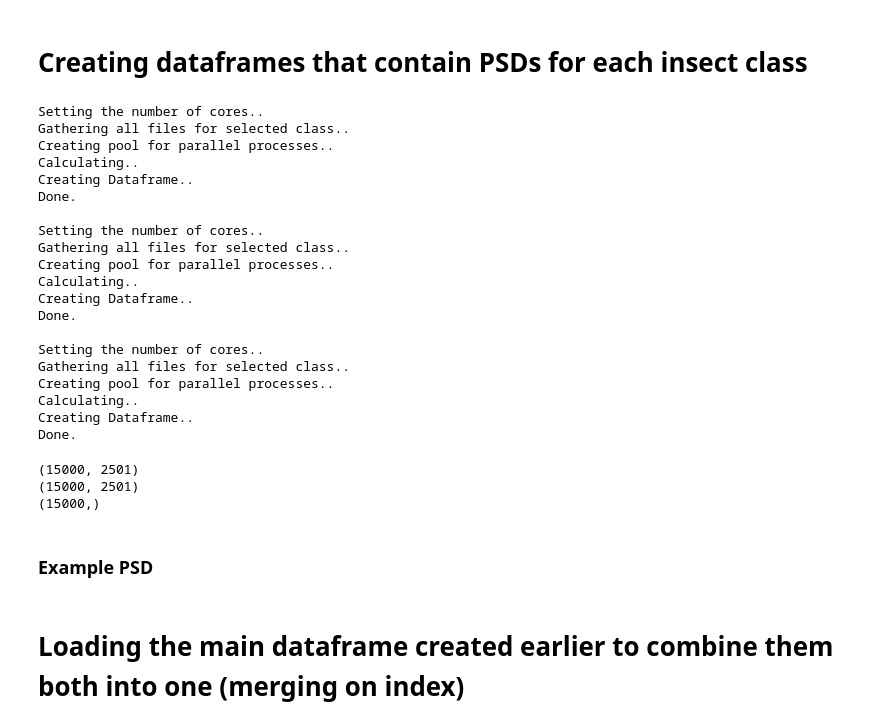
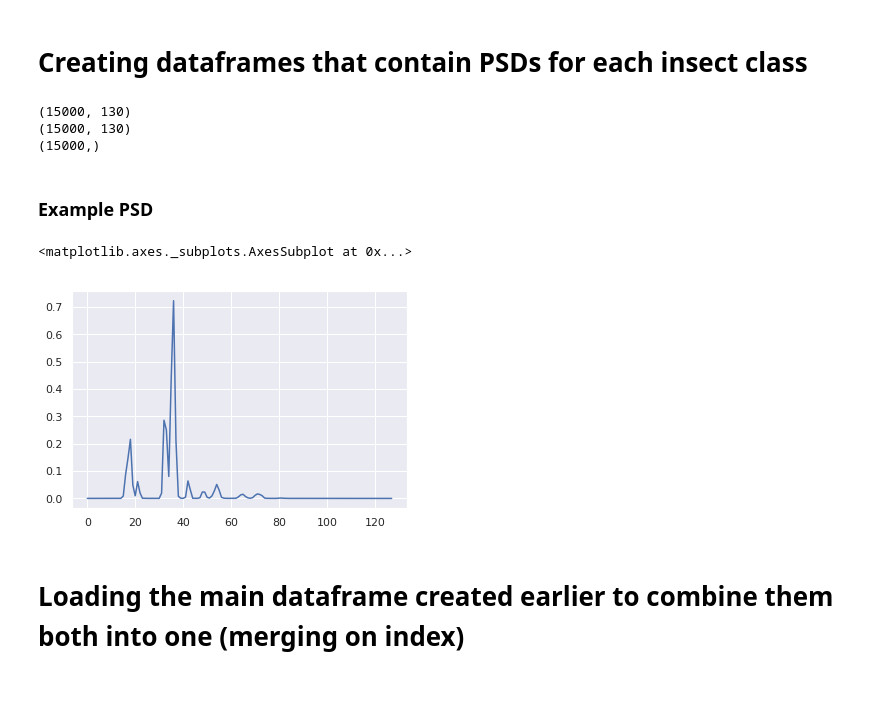
Before and after one commit to kalfasyan/wingbeat_frequencies, a Jupyter notebook: Demo_classification.ipynb, the cells around one changed output. Drawn from its saved outputs; the diff is of its cells as text; code cells hidden in the pictures; blank space fills up the shorter version.

```diff
--- a/Demo_classification.ipynb
+++ b/Demo_classification.ipynb
@@ -70,51 +23,34 @@ df_mosquitos = pd.read_pickle('./data/mosquitos.pkl')
 # %% [markdown]
 # Creating dataframes that contain PSDs for each insect class
 # %%
-df_an = make_insect_df(df_mosquitos, insect_class='Anopheles').T
+sz = 5000
+df_an = make_df_parallel(df_mosquitos, setting='psd', insect_class='Anopheles', sample_size=sz).T
 df_an['label'] = 'an'
-df_ae = make_insect_df(df_mosquitos, insect_class='Aedes').T
+df_ae = make_df_parallel(df_mosquitos, setting='psd',insect_class='Aedes', sample_size=sz).T
 df_ae['label'] = 'ae'
-df_cu = make_insect_df(df_mosquitos, insect_class='Culex').T
+df_cu = make_df_parallel(df_mosquitos, setting='psd',insect_class='Culex', sample_size=sz).T
 df_cu['label'] = 'cu'
-# %% [output]
-Setting the number of cores..
-Gathering all files for selected class..
-Creating pool for parallel processes..
-Calculating..
-Creating Dataframe..
-Done.
-
-Setting the number of cores..
-Gathering all files for selected class..
-Creating pool for parallel processes..
-Calculating..
-Creating Dataframe..
-Done.
-
-Setting the number of cores..
-Gathering all files for selected class..
-Creating pool for parallel processes..
-Calculating..
-Creating Dataframe..
-Done.
 # %%
 df_concat = pd.concat([df_ae, df_an, df_cu], axis=0, sort=False)
 print(df_concat.shape)
 df_concat.dropna(how='all', axis=1, inplace=True)
-df_concat.dropna(how='all', axis=0, inplace=True)
+df_concat.dropna(how='any', axis=0, inplace=True)
 print(df_concat.shape)
 df_concat.head()
 labelarray = df_concat.label.values
 df_concat.drop('label', axis=1, inplace=True)
 print(labelarray.shape)
 # %% [output]
-(15000, 2501)
-(15000, 2501)
+(15000, 130)
+(15000, 130)
 (15000,)
 # %% [markdown]
 ### Example PSD
 # %%
-# df_concat.iloc[9,:-1].plot()
+df_concat.iloc[9,:-1].plot()
+# %% [output]
+<matplotlib.axes._subplots.AxesSubplot at 0x...>
+[figure, added]
 # %% [markdown]
 # Loading the main dataframe created earlier to combine them both into one (merging on index)
 # %%
```
Also changed, not shown: parts of 22 cells of this notebook, 2 other files.
